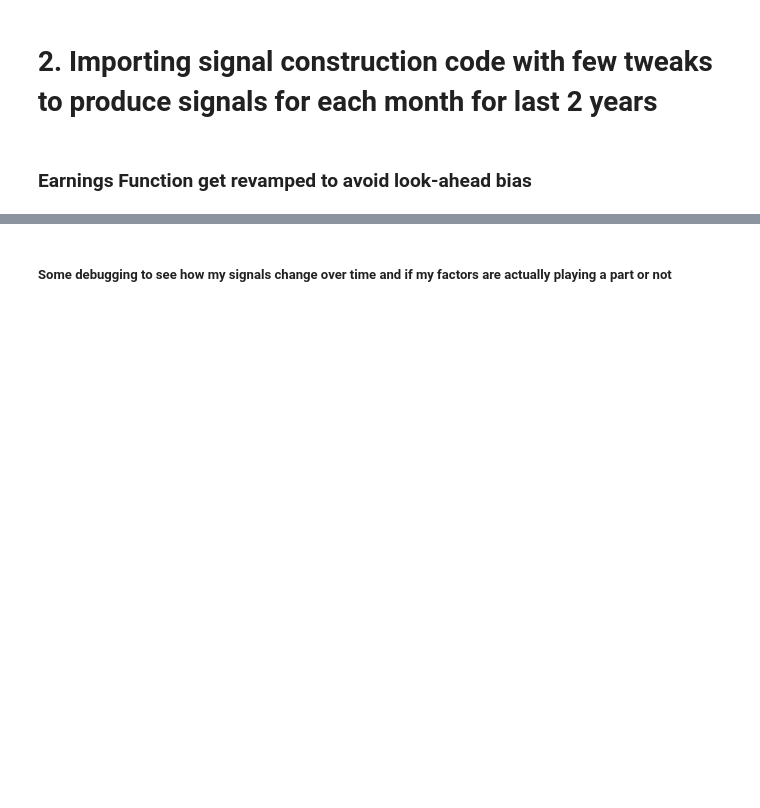
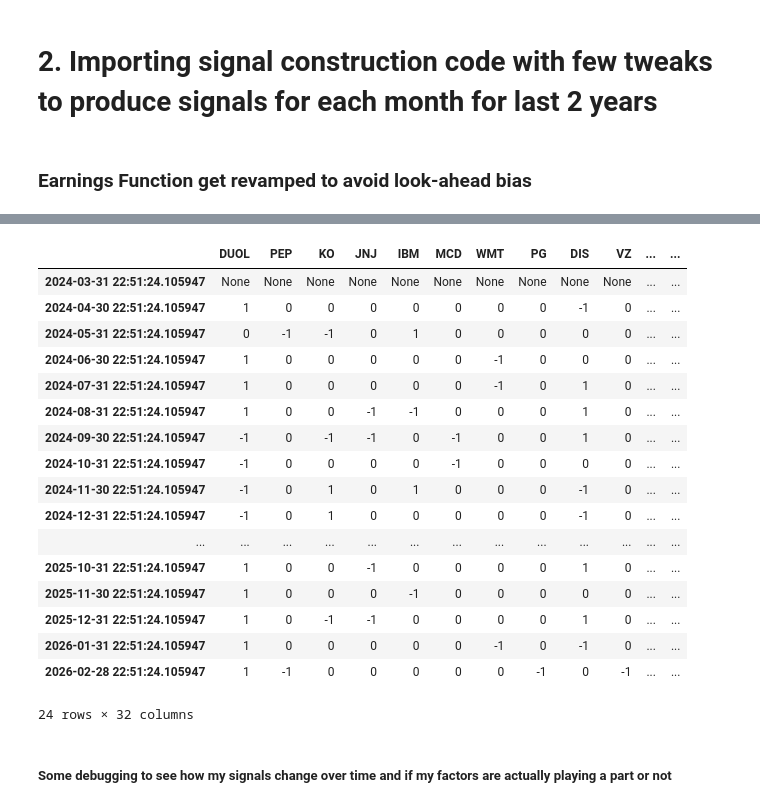
Before and after one commit to evmyclipz/cryptoquantproject, a Jupyter notebook: quantProject/monthlySignalConstruction.ipynb, the cells around one changed output, grey strips where cells are left out. Cells and saved outputs as stored; diff of their text form; code cells hidden in the pictures; blank space fills up the shorter version.

```diff
--- a/quantProject/monthlySignalConstruction.ipynb
+++ b/quantProject/monthlySignalConstruction.ipynb
@@ -233,3 +242,24 @@ signals_df
+# %%
+signals_df.shift(1)
+# %% [output]
+|  | DUOL | PEP | KO | JNJ | IBM | MCD | WMT | PG | DIS | VZ | ... | ... |
+| 2024-03-31 22:51:24.105947 | None | None | None | None | None | None | None | None | None | None | ... | ... |
+| 2024-04-30 22:51:24.105947 | 1 | 0 | 0 | 0 | 0 | 0 | 0 | 0 | -1 | 0 | ... | ... |
+| 2024-05-31 22:51:24.105947 | 0 | -1 | -1 | 0 | 1 | 0 | 0 | 0 | 0 | 0 | ... | ... |
+| 2024-06-30 22:51:24.105947 | 1 | 0 | 0 | 0 | 0 | 0 | -1 | 0 | 0 | 0 | ... | ... |
+| 2024-07-31 22:51:24.105947 | 1 | 0 | 0 | 0 | 0 | 0 | -1 | 0 | 1 | 0 | ... | ... |
+| 2024-08-31 22:51:24.105947 | 1 | 0 | 0 | -1 | -1 | 0 | 0 | 0 | 1 | 0 | ... | ... |
+| 2024-09-30 22:51:24.105947 | -1 | 0 | -1 | -1 | 0 | -1 | 0 | 0 | 1 | 0 | ... | ... |
+| 2024-10-31 22:51:24.105947 | -1 | 0 | 0 | 0 | 0 | -1 | 0 | 0 | 0 | 0 | ... | ... |
+| 2024-11-30 22:51:24.105947 | -1 | 0 | 1 | 0 | 1 | 0 | 0 | 0 | -1 | 0 | ... | ... |
+| 2024-12-31 22:51:24.105947 | -1 | 0 | 1 | 0 | 0 | 0 | 0 | 0 | -1 | 0 | ... | ... |
+| ... | ... | ... | ... | ... | ... | ... | ... | ... | ... | ... | ... | ... |
+| 2025-10-31 22:51:24.105947 | 1 | 0 | 0 | -1 | 0 | 0 | 0 | 0 | 1 | 0 | ... | ... |
+| 2025-11-30 22:51:24.105947 | 1 | 0 | 0 | 0 | -1 | 0 | 0 | 0 | 0 | 0 | ... | ... |
+| 2025-12-31 22:51:24.105947 | 1 | 0 | -1 | -1 | 0 | 0 | 0 | 0 | 1 | 0 | ... | ... |
+| 2026-01-31 22:51:24.105947 | 1 | 0 | 0 | 0 | 0 | 0 | -1 | 0 | -1 | 0 | ... | ... |
+| 2026-02-28 22:51:24.105947 | 1 | -1 | 0 | 0 | 0 | 0 | 0 | -1 | 0 | -1 | ... | ... |
+24 rows × 32 columns
 # %% [markdown]
 ##### Some debugging to see how my signals change over time and if my factors are actually playing a part or not
 # %%
```
Also changed, not shown: parts of 14 cells of this notebook.
